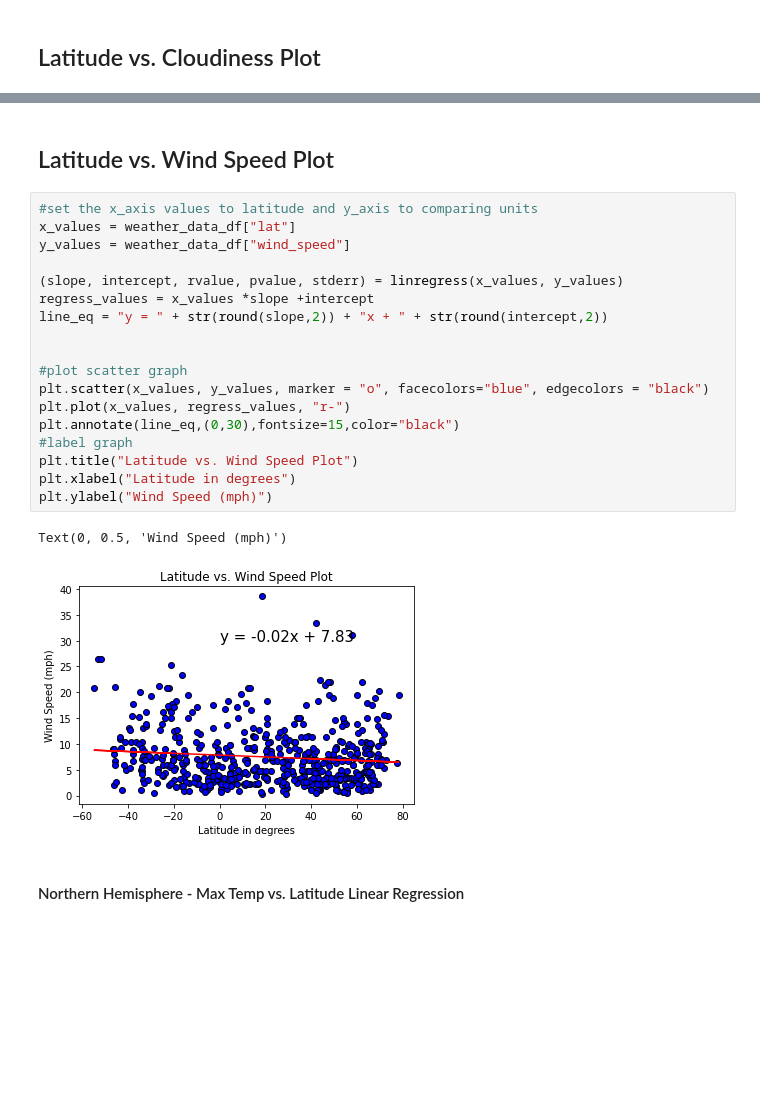
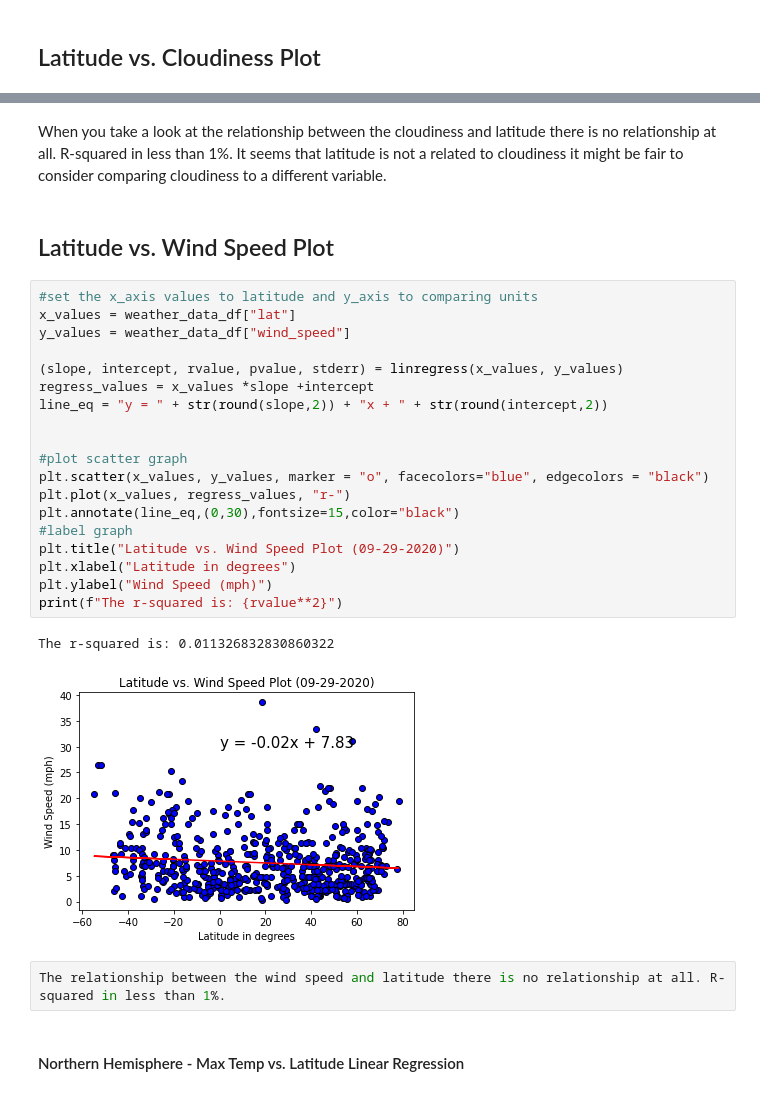
Before and after one commit to Jecyfdez/python-api-challenge, a Jupyter notebook: WeatherPy/WeatherPy.ipynb, the cells around one changed output, grey strips where cells are left out. Drawn from its saved outputs; the diff is of its cells as text; blank space fills up the shorter version.

```diff
--- a/WeatherPy/WeatherPy.ipynb
+++ b/WeatherPy/WeatherPy.ipynb
@@ -245,26 +249,31 @@ Text(0, 0.5, 'Percentage of Cloudiness')
+# %% [markdown]
+When you take a look at the relationship between the cloudiness and latitude there is no relationship at all. R-squared in less than 1%. It seems that latitude is not a related to cloudiness it might be fair to consider comparing cloudiness to a different variable.
 # %% [markdown]
 ## Latitude vs. Wind Speed Plot
 # %%
 #set the x_axis values to latitude and y_axis to comparing units
 x_values = weather_data_df["lat"]
 y_values = weather_data_df["wind_speed"]
 
 (slope, intercept, rvalue, pvalue, stderr) = linregress(x_values, y_values)
 regress_values = x_values *slope +intercept
 line_eq = "y = " + str(round(slope,2)) + "x + " + str(round(intercept,2))
 
 
 #plot scatter graph
 plt.scatter(x_values, y_values, marker = "o", facecolors="blue", edgecolors = "black")
 plt.plot(x_values, regress_values, "r-")
 plt.annotate(line_eq,(0,30),fontsize=15,color="black")
 #label graph
-plt.title("Latitude vs. Wind Speed Plot")
+plt.title("Latitude vs. Wind Speed Plot (09-29-2020)")
 plt.xlabel("Latitude in degrees")
 plt.ylabel("Wind Speed (mph)")
+print(f"The r-squared is: {rvalue**2}")
 # %% [output]
-Text(0, 0.5, 'Wind Speed (mph)')
+The r-squared is: 0.011326832830860322
-[figure, old version]
+[figure, new version]
+# %%
+The relationship between the wind speed and latitude there is no relationship at all. R-squared in less than 1%.
 # %% [markdown]
 ####  Northern Hemisphere - Max Temp vs. Latitude Linear Regression
 # %% [markdown]
```
Also changed, not shown: parts of 8 cells of this notebook.
